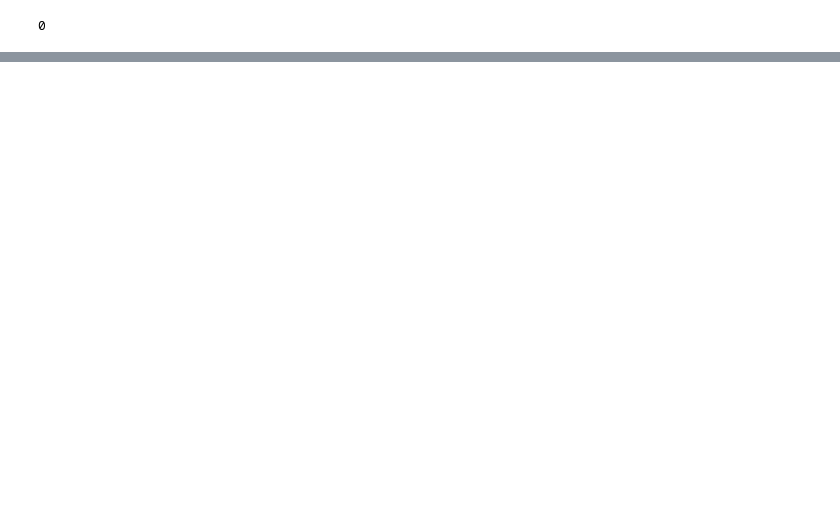
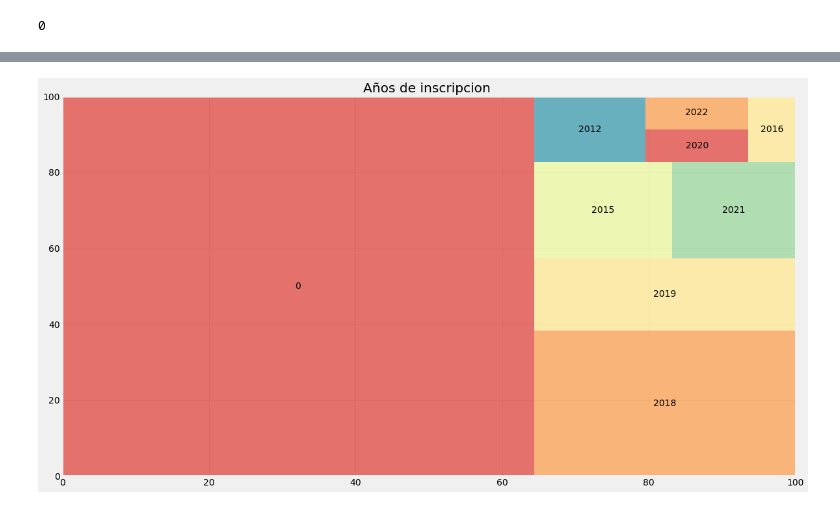
Before and after one commit to danielrodriguez007/Data_Analysis, a Jupyter notebook: UARIV.ipynb, the cells around one changed output, grey strips where cells are left out. Cells and saved outputs as stored; diff of their text form; code cells hidden in the pictures; blank space fills up the shorter version.

```diff
--- a/UARIV.ipynb
+++ b/UARIV.ipynb
@@ -111,0 +157,3 @@ data['año'] = data['año'].astype('int')
+# %%
+año = data.groupby('año')['no'].count().sort_values(ascending=True).nlargest(9)
+año
@@ -111,0 +172,12 @@ data['año'] = data['año'].astype('int')
+# %%
+import squarify
+
+sizes=año.values
+label=año.index
+
+plt.figure(figsize=(18,10))
+squarify.plot(sizes=sizes, label=label, color=sns.color_palette('Spectral'), alpha=0.8)
+plt.title('Años de inscripcion ')
+plt.show()
+# %% [output]
+[figure, added]
```
Also changed, not shown: parts of 12 cells of this notebook.
